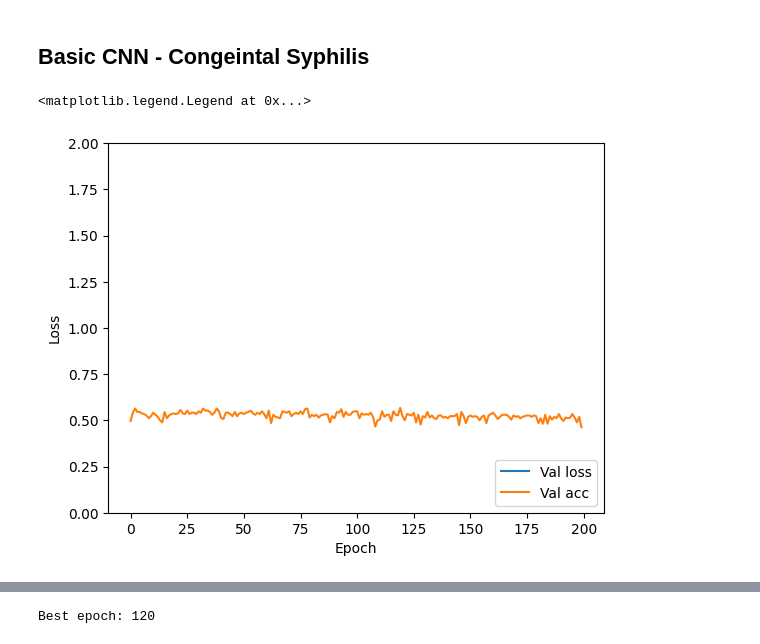
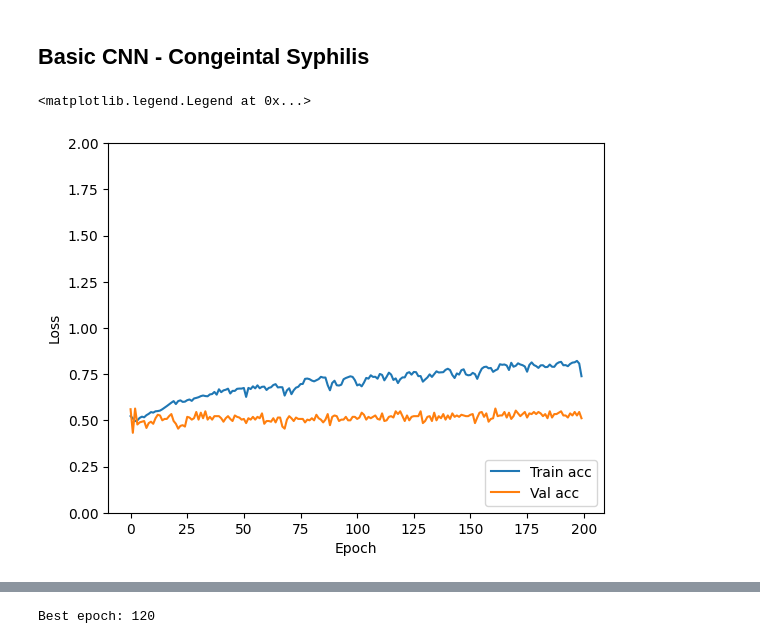
Before and after one commit to dotlab-brazil/Congenital-Syphilis-CNN-Classification, a Jupyter notebook: converters/IGTD/IGTD-Basic-CNN.ipynb, the cells around one changed output, grey strips where cells are left out. Drawn from its saved outputs; the diff is of its cells as text; code cells hidden in the pictures.

```diff
--- a/converters/IGTD/IGTD-Basic-CNN.ipynb
+++ b/converters/IGTD/IGTD-Basic-CNN.ipynb
@@ -81,7 +95,9 @@ def myspecificity(y_true, y_pred):
 # %% [markdown]
 ## Import data set
 # %%
-dir = 'IGTD/Datasets/Syphilis/Train/Results.pkl'
+# Load training data
+
+dir = 'datasets/images/Train_current/Results.pkl'
 
 data = []
 
@@ -92,7 +108,9 @@ with open(dir, "rb") as file:
 X_train = np.moveaxis(data[1], 2, 0)
 X_train = np.expand_dims(X_train, 3)
 
-dir = 'IGTD/Datasets/Syphilis/Test/Results.pkl'
+# Load testing data
+
+dir = 'datasets/images/Test_current/Results.pkl'
 
 data = []
 
@@ -104,8 +122,8 @@ X_test = np.moveaxis(data[1], 2, 0)
 X_test = np.expand_dims(X_test, 3)
 
 
-y_train = pd.read_csv('Tabular data sets/Syphilis/y_train.csv', sep=';')
-y_test = pd.read_csv('Tabular data sets/Syphilis/y_test.csv', sep=';')
+y_train = pd.read_csv('datasets/tabular/y_train.csv', sep=';')
+y_test = pd.read_csv('datasets/tabular/y_test.csv', sep=';')
 
 enc = OneHotEncoder(categories='auto', sparse_output=False)
 
@@ -172,15 +186,12 @@ basic_history = basic_model.fit(
                       verbose=0,
                   )
 # %%
-# Plot graph
-#plt.plot(basic_history.history['loss'], label='Train loss')
-#plt.plot(basic_history.history['binary_accuracy'], label='Train acc')
-plt.plot(basic_history.history['val_loss'], label = 'Val loss')
+plt.plot(basic_history.history['binary_accuracy'], label = 'Train acc')
 plt.plot(basic_history.history['val_binary_accuracy'], label='Val acc')
 plt.xlabel('Epoch')
 plt.ylabel('Loss')
 plt.ylim([0, 2])
 plt.legend(loc='lower right')
 # %% [output]
 <matplotlib.legend.Legend at 0x...>
-[figure, old version]
+[figure, new version]
```
Also changed, not shown: parts of 9 cells of this notebook, 48 other files.
